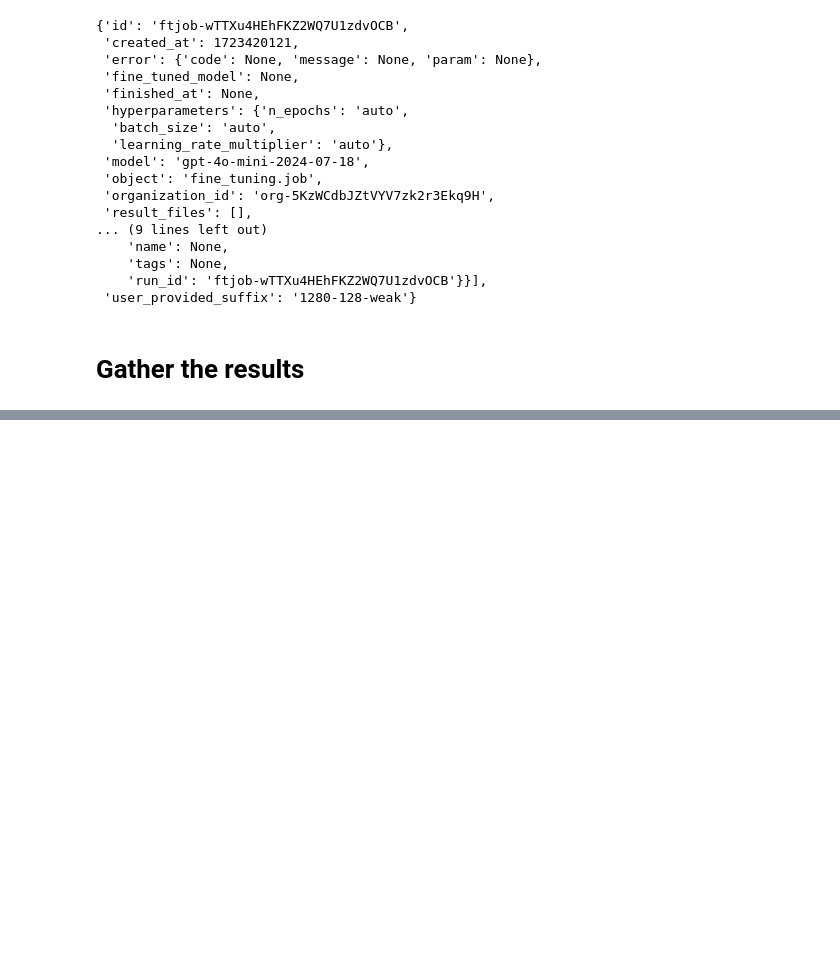
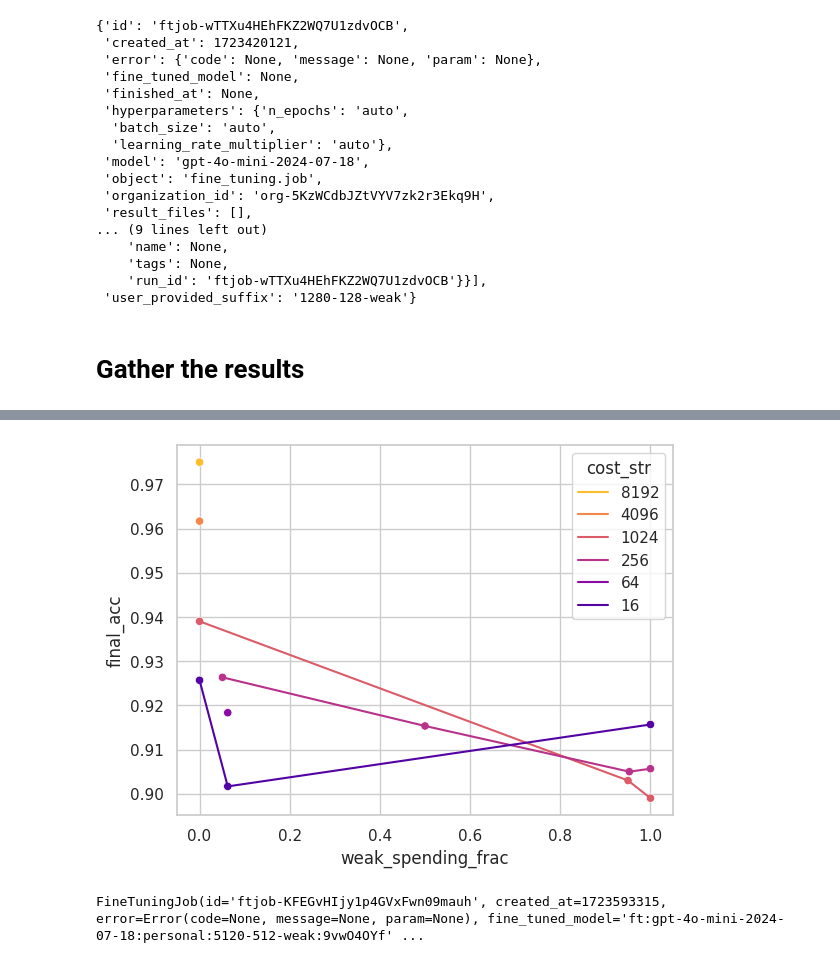
Before and after one commit to EleutherAI/scalable-elicitation, a Jupyter notebook: openai_sft.ipynb, the cells around one changed output, grey strips where cells are left out. Drawn from its saved outputs; the diff is of its cells as text; code cells hidden in the pictures; blank space fills up the shorter version.

```diff
--- a/openai_sft.ipynb
+++ b/openai_sft.ipynb
@@ -416,12 +416,19 @@ client = Client()
 with open("openai/jobs.json", "r") as f:
     jobs = json.load(f)
 
-runs = []
+# runs = []
+run_names = [r["name"] for r in runs]
 for name in jobs:
-    job_id = jobs[name].get("job", jobs[name].get("weak_job"))["id"]
-    job = client.fine_tuning.jobs.retrieve(fine_tuning_job_id=job_id)
-    events = client.fine_tuning.jobs.list_events(fine_tuning_job_id=job_id, limit=10)
-    final_acc = [e.data["full_valid_mean_token_accuracy"] for e in events if e.type == "metrics" and "full_valid_mean_token_accuracy" in e.data][0]
+    if name.endswith("weak") or name in run_names:
+        continue
+    try:
+        job_id = jobs[name].get("job", jobs[name].get("weak_job"))["id"]
+        job = client.fine_tuning.jobs.retrieve(fine_tuning_job_id=job_id)
+        events = client.fine_tuning.jobs.list_events(fine_tuning_job_id=job_id, limit=10)
+        final_acc = [e.data["full_valid_mean_token_accuracy"] for e in events if e.type == "metrics" and "full_valid_mean_token_accuracy" in e.data][0]
+    except Exception as e:
+        print(f"Error: {e}")
+        continue
     if job.status == "succeeded":
         runs.append({
             "name": name,
@@ -487,0 +461,4 @@ jobs[name]
+# %%
+import pandas as pd
+runs_df = pd.DataFrame(runs)
+runs_df
@@ -487,0 +480,13 @@ jobs[name]
+# %%
+import matplotlib.pyplot as plt
+
+weak_marginal_cost = 1/10
+
+nw, no = zip(*runs_df["name"].apply(lambda x: map(int, x.split("-")[:2])).values)
+runs_df["num_weak"] = nw
+runs_df["num_oracle"] = no
+runs_df["cost"] = runs_df["num_oracle"] + runs_df["num_weak"] * weak_marginal_cost
+runs_df.sort_values(by="cost", inplace=True, ascending=False)
+runs_df["cost_str"] = runs_df["cost"].apply(lambda x: round(x)).astype(str)
+runs_df["weak_spending_frac"] = weak_marginal_cost * runs_df["num_weak"] / runs_df["cost"]
+runs_df
@@ -487,0 +508,11 @@ jobs[name]
+# %%
+import seaborn as sns
+sns.set_theme(style="whitegrid")
+# sns.set_palette("viridis", len(runs_df["cost"].unique()))
+
+sns.lineplot(x="weak_spending_frac", y="final_acc", hue="cost_str", data=runs_df, palette="plasma_r")
+sns.scatterplot(x="weak_spending_frac", y="final_acc", hue="cost_str", data=runs_df, legend=False, palette="plasma_r")
+plt.savefig("_figures/openai.pdf", bbox_inches="tight")
+plt.show()
+# %% [output]
+[figure, added]
@@ -487,0 +541,4 @@ jobs[name]
+# %%
+client.fine_tuning.jobs.retrieve("ftjob-KFEGvHIjy1p4GVxFwn09mauh")
+# %% [output]
+FineTuningJob(id='ftjob-KFEGvHIjy1p4GVxFwn09mauh', created_at=1723593315, error=Error(code=None, message=None, param=None), fine_tuned_model='ft:gpt-4o-mini-2024-07-18:personal:5120-512-weak:9vwO4OYf' ...
```
Also changed, not shown: parts of 6 cells of this notebook, 2 other files.
